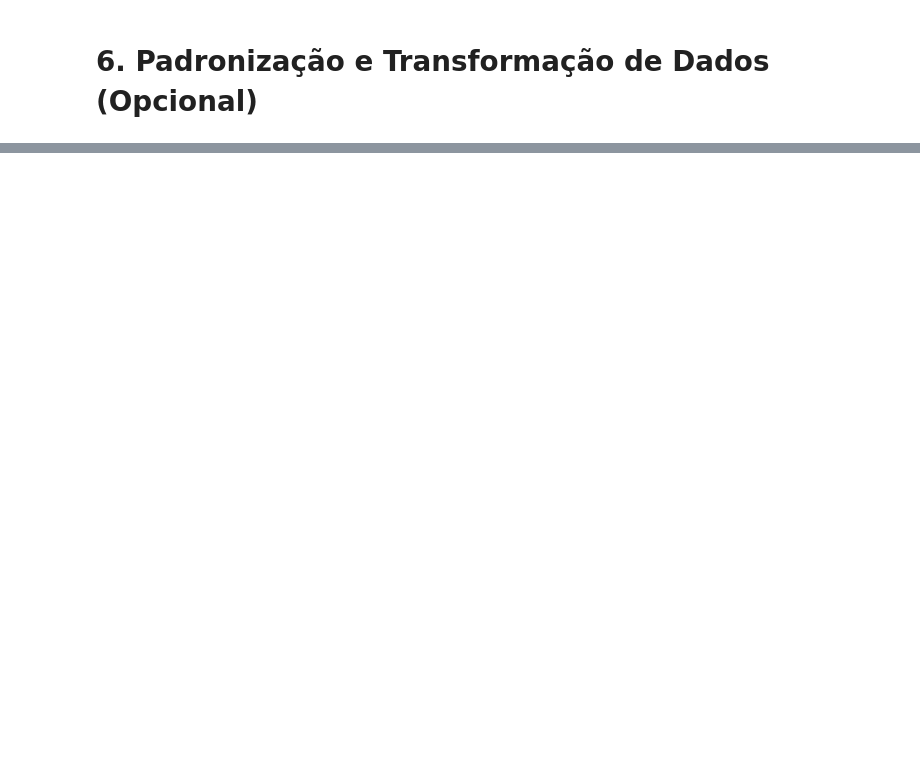
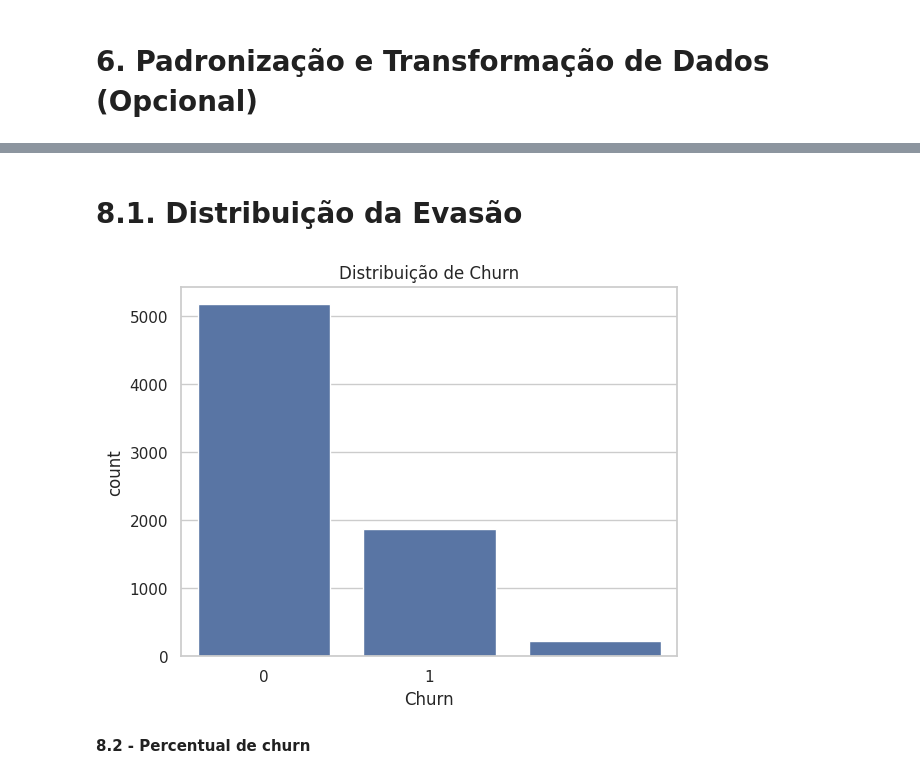
Before and after one commit to Lufsenna/3-fase---2-Telecom-X-An-lise-de-Evas-o-de-Clientes-Churn---Parte-1, a Jupyter notebook: Cópia_de_Conheça_o_Colab.ipynb, the cells around one changed output, grey strips where cells are left out. Cells and saved outputs as stored; diff of their text form; code cells hidden in the pictures; blank space fills up the shorter version.

```diff
--- a/Cópia_de_Conheça_o_Colab.ipynb
+++ b/Cópia_de_Conheça_o_Colab.ipynb
@@ -309,2 +144,7 @@ dtype: int64
+# %%
+df_final['Charges.Total'] = pd.to_numeric(
+    df_final['Charges.Total'],
+    errors='coerce'
+)
 # %% [markdown]
 # **6. Padronização e Transformação de Dados (Opcional)**
@@ -671,21 +150,0 @@ corr = df[[
-# %%
-sns.set_theme(style="white", context="talk")
-
-plt.figure(figsize=(8,6))
-
-sns.heatmap(
-    corr,
-    annot=True,
-    cmap=sns.color_palette("Blues", as_cmap=True),
-    fmt=".2f",
-    linewidths=0.5,
-    linecolor='white',
-    cbar_kws={"shrink": .8}
-)
-
-plt.title('Matriz de Correlação', fontsize=16, weight='bold')
-plt.xticks(rotation=45, ha='right')
-plt.yticks(rotation=0)
-
-plt.tight_layout()
-plt.show()
@@ -693,0 +151,7 @@ plt.show()
+# %%
+df_final = df_final.replace({
+    'Yes':1,
+    'No':0,
+    'Female':0,
+    'Male':1
+})
@@ -693,0 +160,4 @@ plt.show()
+# %%
+df_final['Contas_Diarias'] = df_final['Charges.Monthly'] / 30
+
+df_final.head()
@@ -693,0 +186,11 @@ plt.show()
+# %% [markdown]
+# **8.1. Distribuição da Evasão**
+# %%
+sns.countplot(data=df_final, x='Churn')
+
+plt.title("Distribuição de Churn")
+plt.show()
+# %% [output]
+[figure, added]
+# %% [markdown]
+**8.2 - Percentual de churn**
```
Also changed, not shown: parts of 151 cells of this notebook.
